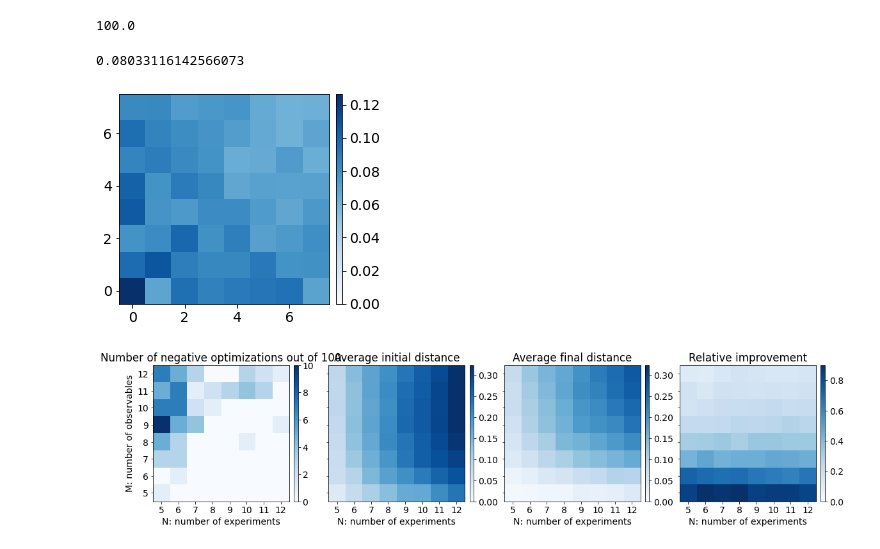
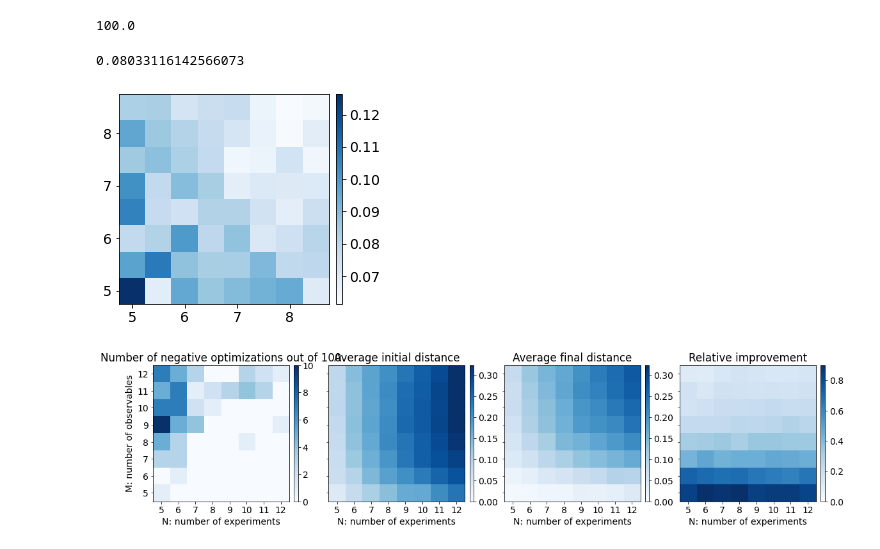
Before and after one commit to skozh/SVD, a Jupyter notebook: plot-4k-v.ipynb, the cells around one changed output. Saved outputs shown, nothing was run; the diff lists cells and outputs as text; code cells hidden in the pictures.

```diff
--- a/plot-4k-v.ipynb
+++ b/plot-4k-v.ipynb
@@ -25,15 +26,17 @@ np.sum(neg)
 100.0
 # %%
 fig,ax = plt.subplots(1,1,figsize=(4,4))
-im = ax.imshow(rd, cmap='Blues', vmin=0, vmax=np.max(rd), origin='lower');
-
+im = ax.imshow(rd, cmap='Blues', vmin=np.min(rd), vmax=np.max(rd), origin='lower');
+xtk = 4+np.arange(0,8)
+ax.set_xticklabels(xtk)
+ax.set_yticklabels(xtk);
 div = make_axes_locatable(ax)
 cax = div.append_axes("right", size="3%", pad=0.1)
 plt.colorbar(im, cax=cax);
 np.mean(rd)
 # %% [output]
 0.08033116142566073
-[figure, old version]
+[figure, new version]
 # %%
 fig, ax = plt.subplots(1,4,figsize=(16,4),sharey=True)
 
```
Also changed, not shown: parts of 4 cells of this notebook, 17 other files.
